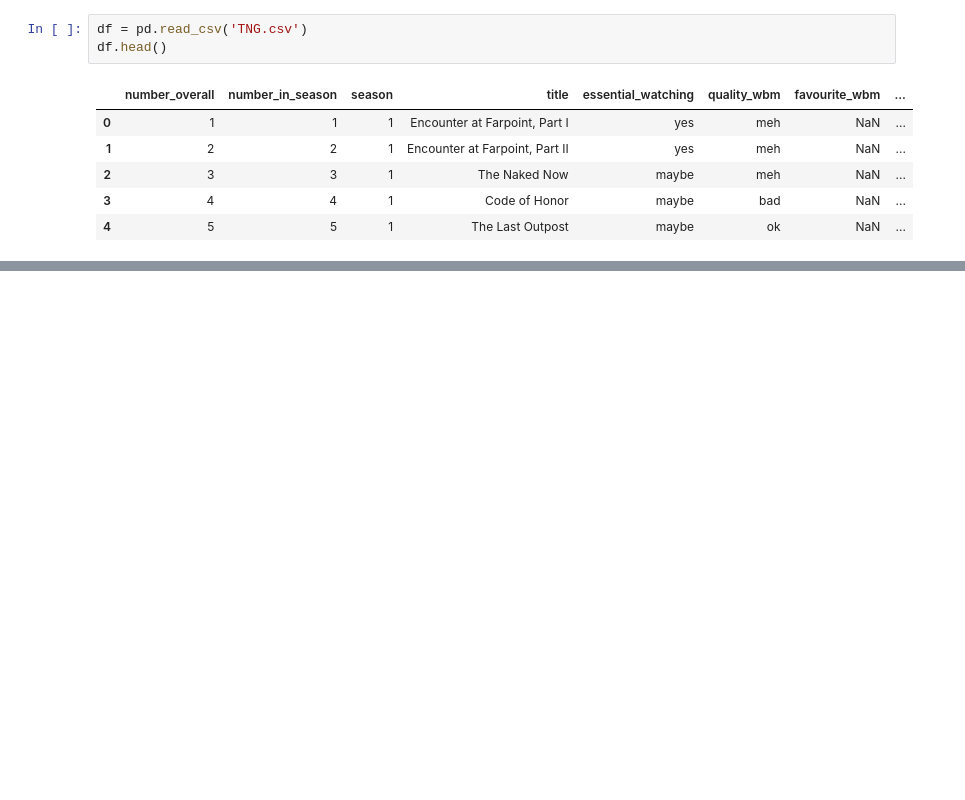
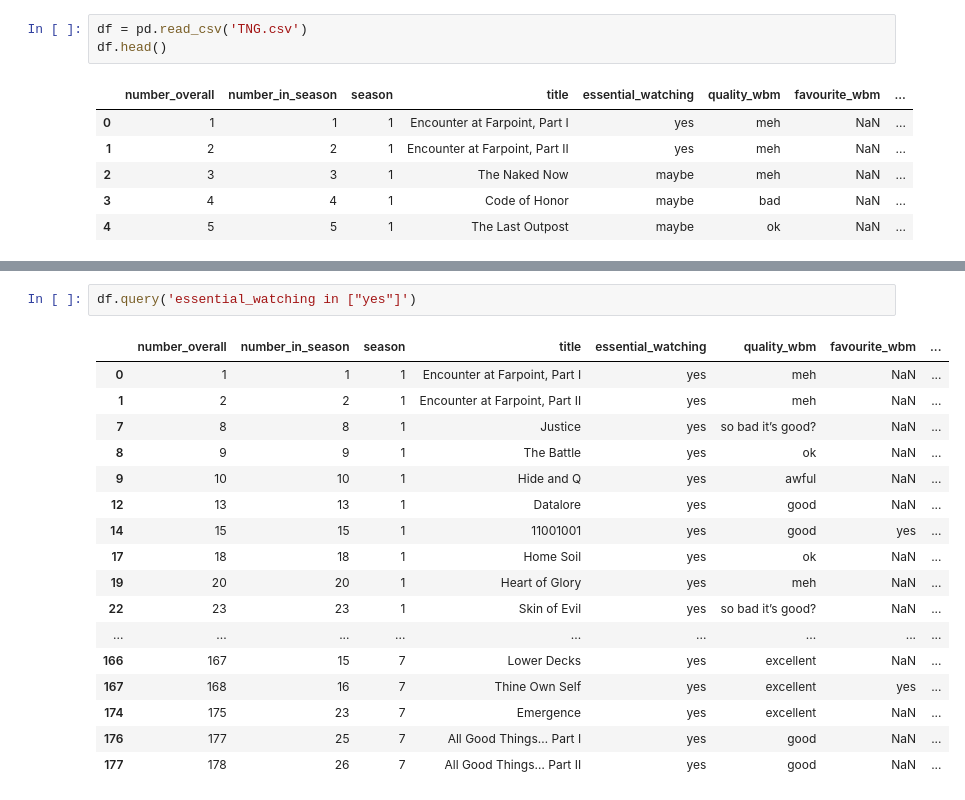
Before and after one commit to wdbm/how_to_star_trek, a Jupyter notebook: TNG.ipynb, the cells around one changed output, grey strips where cells are left out. Saved outputs shown, nothing was run; the diff lists cells and outputs as text; blank space fills up the shorter version.

```diff
--- a/TNG.ipynb
+++ b/TNG.ipynb
@@ -34,2 +33,22 @@ df.query('essential_watching in ["yes", "maybe"]')
 | 176 | 177 | 25 | 7 | All Good Things… Part I | yes | good | NaN | ... |
 | 177 | 178 | 26 | 7 | All Good Things… Part II | yes | good | NaN | ... |
+# %%
+df.query('essential_watching in ["yes"]')
+# %% [output]
+|  | number_overall | number_in_season | season | title | essential_watching | quality_wbm | favourite_wbm | ... |
+| 0 | 1 | 1 | 1 | Encounter at Farpoint, Part I | yes | meh | NaN | ... |
+| 1 | 2 | 2 | 1 | Encounter at Farpoint, Part II | yes | meh | NaN | ... |
+| 7 | 8 | 8 | 1 | Justice | yes | so bad it’s good? | NaN | ... |
+| 8 | 9 | 9 | 1 | The Battle | yes | ok | NaN | ... |
+| 9 | 10 | 10 | 1 | Hide and Q | yes | awful | NaN | ... |
+| 12 | 13 | 13 | 1 | Datalore | yes | good | NaN | ... |
+| 14 | 15 | 15 | 1 | 11001001 | yes | good | yes | ... |
+| 17 | 18 | 18 | 1 | Home Soil | yes | ok | NaN | ... |
+| 19 | 20 | 20 | 1 | Heart of Glory | yes | meh | NaN | ... |
+| 22 | 23 | 23 | 1 | Skin of Evil | yes | so bad it’s good? | NaN | ... |
+| ... | ... | ... | ... | ... | ... | ... | ... | ... |
+| 166 | 167 | 15 | 7 | Lower Decks | yes | excellent | NaN | ... |
+| 167 | 168 | 16 | 7 | Thine Own Self | yes | excellent | yes | ... |
+| 174 | 175 | 23 | 7 | Emergence | yes | excellent | NaN | ... |
+| 176 | 177 | 25 | 7 | All Good Things… Part I | yes | good | NaN | ... |
+| 177 | 178 | 26 | 7 | All Good Things… Part II | yes | good | NaN | ... |
```
Also changed, not shown: parts of 3 cells of this notebook, 4 other files.
